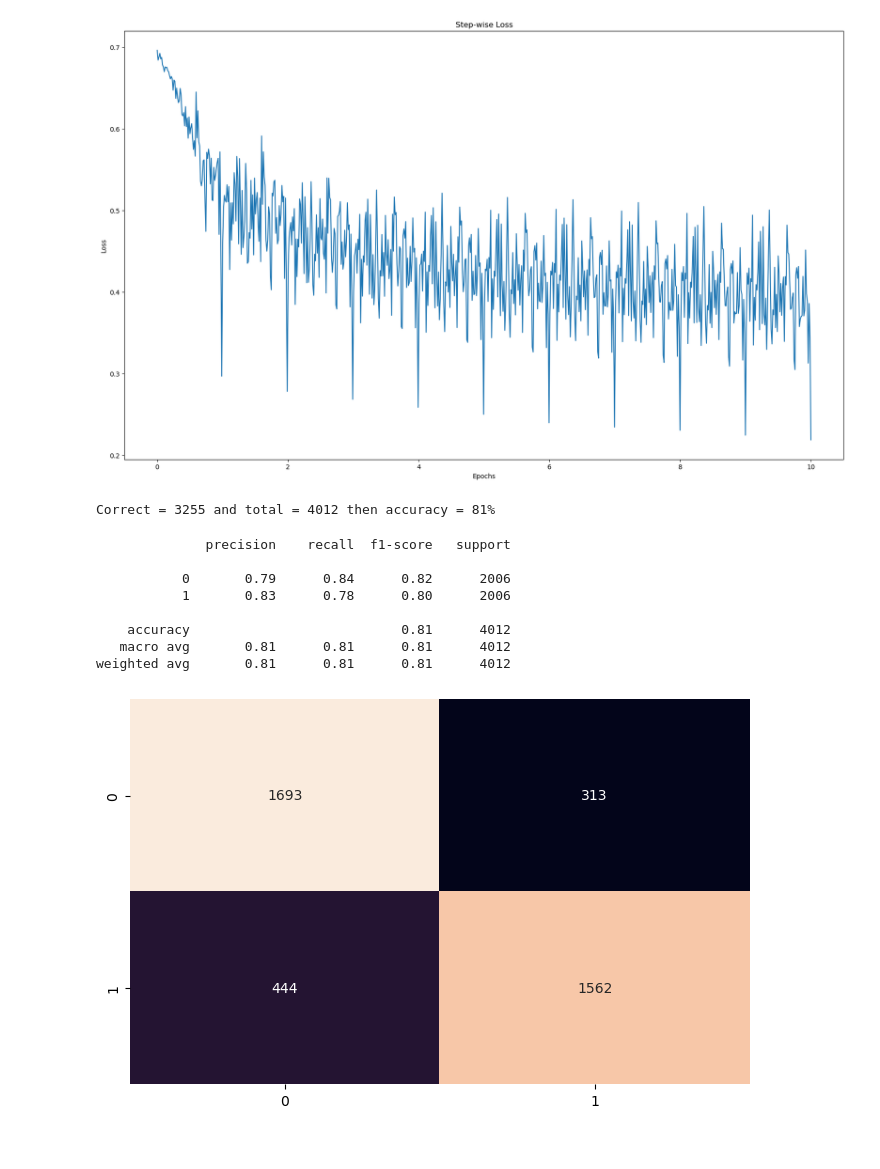
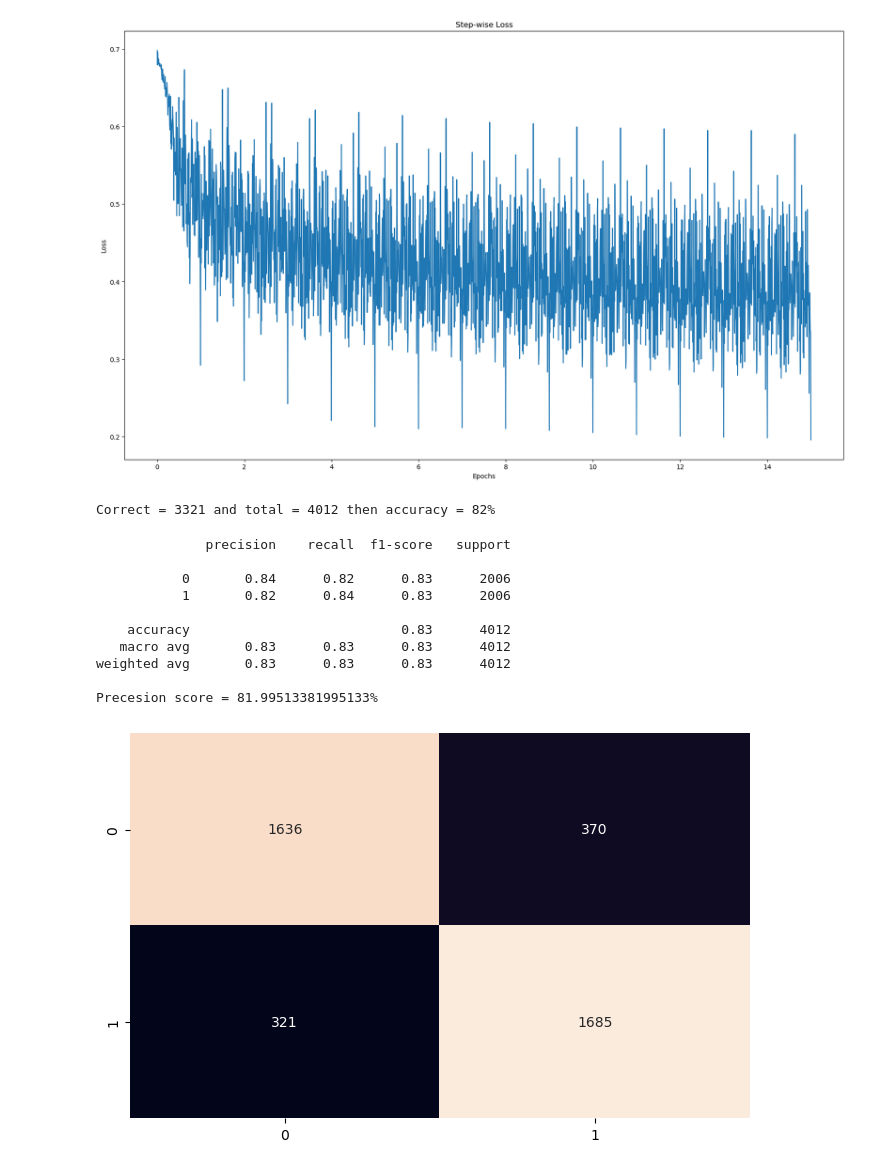
Before and after one commit to Ahmadsaidnouh/Term7-Artificial-Intelligence-Assignments, a Jupyter notebook: lab3/Bonus/NN.ipynb, the cells around one changed output. Cells and saved outputs as stored; diff of their text form; code cells hidden in the pictures.

```diff
--- a/lab3/Bonus/NN.ipynb
+++ b/lab3/Bonus/NN.ipynb
@@ -16,11 +16,11 @@ else:
 device = torch.device(dev)
 # %%
 input_dim = 10
-hidden_dim1 = 300
-hidden_dim2 = 30
+hidden_dim1 = 70
+hidden_dim2 = 60
 output_dim = 1
-num_epochs = 10
-batch_size = 128
+num_epochs = 15
+batch_size = 64
 # %%
 class Data(Dataset):
     def __init__(self, X, y):
@@ -106,7 +122,7 @@ plt.xlabel("Epochs")
 plt.ylabel("Loss")
 plt.show()
 # %% [output]
-[figure, old version]
+[figure, new version]
 # %%
 num_correct = 0
 num_samples = 0
@@ -133,33 +149,36 @@ with torch.no_grad():
         num_samples += y.size(0)
 print(f'Correct = {num_correct} and total = {num_samples} then accuracy = {100* num_correct // num_samples}%')
 # %% [output]
-Correct = 3255 and total = 4012 then accuracy = 81%
+Correct = 3321 and total = 4012 then accuracy = 82%
 # %%
 from sklearn.metrics import classification_report
-from sklearn.metrics import confusion_matrix
+from sklearn.metrics import confusion_matrix, precision_score
 
 import seaborn as sns
 
 # y_pred = list(itertools.chain(iter(y_pred)))
 # y_test = list(itertools.chain(iter(y_test)))
 
 # y_pred = y_pred[0:-1]
 print(classification_report(torch.from_numpy(y_test), torch.from_numpy(y_pred)))
 
 cf_matrix = confusion_matrix(y_test, y_pred)
-
+pre = precision_score(y_test, y_pred)
+print(f'Precesion score = {100*pre}%')
 plt.subplots(figsize=(8, 5))
 
 sns.heatmap(cf_matrix, annot=True, cbar=False, fmt="g")
 
 plt.show()
 # %% [output]
               precision    recall  f1-score   support
 
-           0       0.79      0.84      0.82      2006
-           1       0.83      0.78      0.80      2006
+           0       0.84      0.82      0.83      2006
+           1       0.82      0.84      0.83      2006
 
-    accuracy                           0.81      4012
-   macro avg       0.81      0.81      0.81      4012
-weighted avg       0.81      0.81      0.81      4012
+    accuracy                           0.83      4012
+   macro avg       0.83      0.83      0.83      4012
+weighted avg       0.83      0.83      0.83      4012
+
+Precesion score = 81.99513381995133%
-[figure, old version]
+[figure, new version]
```
Also changed, not shown: parts of 2 cells of this notebook.
